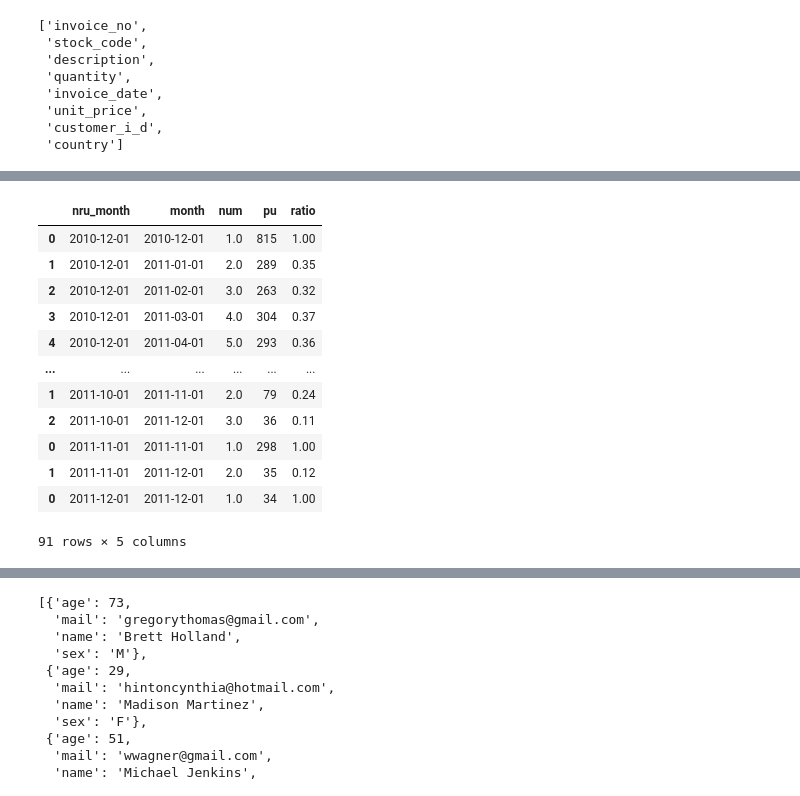
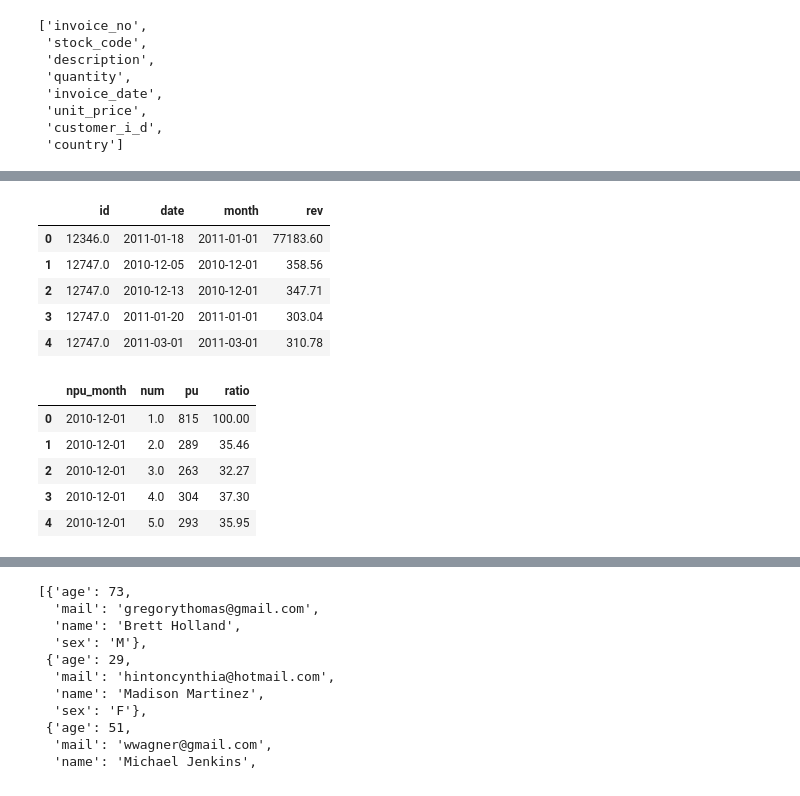
Before and after one commit to aworklab/everydayPython, a Jupyter notebook: ex_20220726.ipynb, the cells around one changed output, grey strips where cells are left out. Drawn from its saved outputs; the diff is of its cells as text; code cells hidden in the pictures.

```diff
--- a/ex_20220726.ipynb
+++ b/ex_20220726.ipynb
@@ -98,3 +92,0 @@ df.head()
-# %%
-df = df.sort_values(['id', 'month'], ascending = [1,0])
-df.head()
@@ -108,40 +93,42 @@ df.head()
+# %%
+df = df[['customerid', 'date', 'month', 'rev']].rename(columns = {'customerid':'id'})
+df = df.groupby(['id', 'date', 'month'])['rev'].sum().reset_index()
+df.head()
+# %% [output]
+|  | id | date | month | rev |
+| 0 | 12346.0 | 2011-01-18 | 2011-01-01 | 77183.60 |
+| 1 | 12747.0 | 2010-12-05 | 2010-12-01 | 358.56 |
+| 2 | 12747.0 | 2010-12-13 | 2010-12-01 | 347.71 |
+| 3 | 12747.0 | 2011-01-20 | 2011-01-01 | 303.04 |
+| 4 | 12747.0 | 2011-03-01 | 2011-03-01 | 310.78 |
 # %%
-list_pu = df.groupby(['id', 'month'])['rev'].sum().reset_index().sort_values(['id', 'month'])
-list_npu = list_pu.groupby(['id']).first().reset_index()
+list_pu = df.groupby(['id', 'month'])['rev'].sum().reset_index().sort_values(['id', 'month'], ascending = [1,1])
+list_npu = list_pu.groupby('id').first().reset_index()
 list_mon = list_npu['month'].sort_values().unique()
 # %%
 for mon in list_mon :
 
   temp_npu = list_npu[list_npu['month'] == mon]
   temp_pu = list_pu[list_pu['id'].isin(temp_npu['id'])]
-  temp = temp_pu.groupby(['month'])['rev'].count().reset_index().rename(columns = {'rev':'pu'})
-  temp = temp.sort_values(['month'], ascending = True)
-  temp = temp.assign(nru_month = mon,
-              num = temp['month'].rank(),
-              ratio = lambda x : round(x['pu']/x['pu'].max(),2)
-              )
-  temp = temp.reindex(columns = ['nru_month', 'month','num', 'pu', 'ratio'])
+  temp = temp_pu.groupby(['month'])['id'].count().reset_index().rename(columns = {'id':'pu'})
+  temp = temp.assign(npu_month = mon,
+                     num = temp['month'].rank(),
+                     ratio = lambda x : round(x['pu']/x['pu'].max()*100,2))
+  temp = temp.reindex(columns = ['npu_month', 'num', 'pu','ratio'])
 
   if mon == list_mon[0] :
     res = temp
   else :
     res = pd.concat([res, temp], axis = 0)
 
-res['nru_month'] = res['nru_month'].astype(str)
-res.sort_values(['nru_month', 'num'])
+res['npu_month'] = res['npu_month'].astype(str)
+res.head()
 # %% [output]
-|  | nru_month | month | num | pu | ratio |
-| 0 | 2010-12-01 | 2010-12-01 | 1.0 | 815 | 1.00 |
-| 1 | 2010-12-01 | 2011-01-01 | 2.0 | 289 | 0.35 |
-| 2 | 2010-12-01 | 2011-02-01 | 3.0 | 263 | 0.32 |
-| 3 | 2010-12-01 | 2011-03-01 | 4.0 | 304 | 0.37 |
-| 4 | 2010-12-01 | 2011-04-01 | 5.0 | 293 | 0.36 |
-| ... | ... | ... | ... | ... | ... |
-| 1 | 2011-10-01 | 2011-11-01 | 2.0 | 79 | 0.24 |
-| 2 | 2011-10-01 | 2011-12-01 | 3.0 | 36 | 0.11 |
-| 0 | 2011-11-01 | 2011-11-01 | 1.0 | 298 | 1.00 |
-| 1 | 2011-11-01 | 2011-12-01 | 2.0 | 35 | 0.12 |
-| 0 | 2011-12-01 | 2011-12-01 | 1.0 | 34 | 1.00 |
+|  | npu_month | num | pu | ratio |
+| 0 | 2010-12-01 | 1.0 | 815 | 100.00 |
+| 1 | 2010-12-01 | 2.0 | 289 | 35.46 |
+| 2 | 2010-12-01 | 3.0 | 263 | 32.27 |
+| 3 | 2010-12-01 | 4.0 | 304 | 37.30 |
+| 4 | 2010-12-01 | 5.0 | 293 | 35.95 |
-91 rows × 5 columns
 # %%
 (
```
Also changed, not shown: parts of 16 cells of this notebook.
